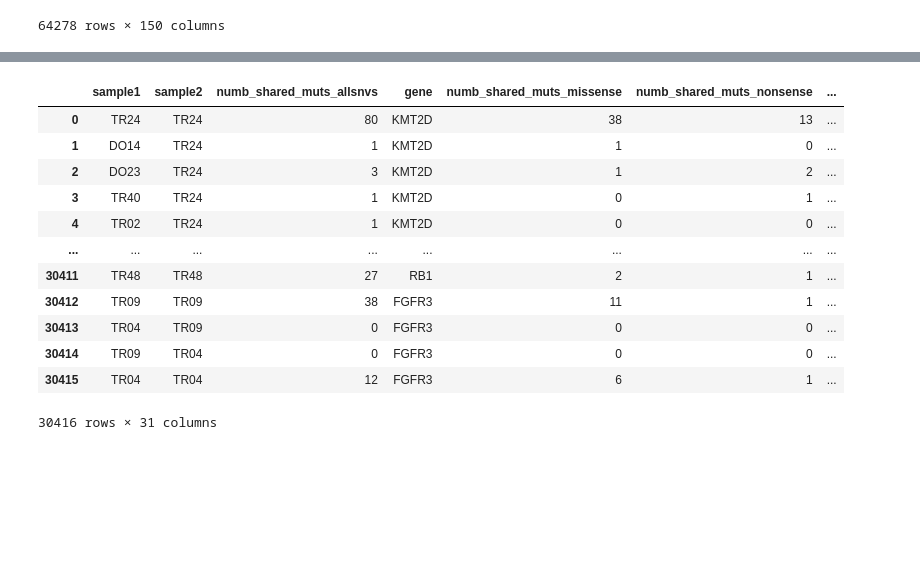
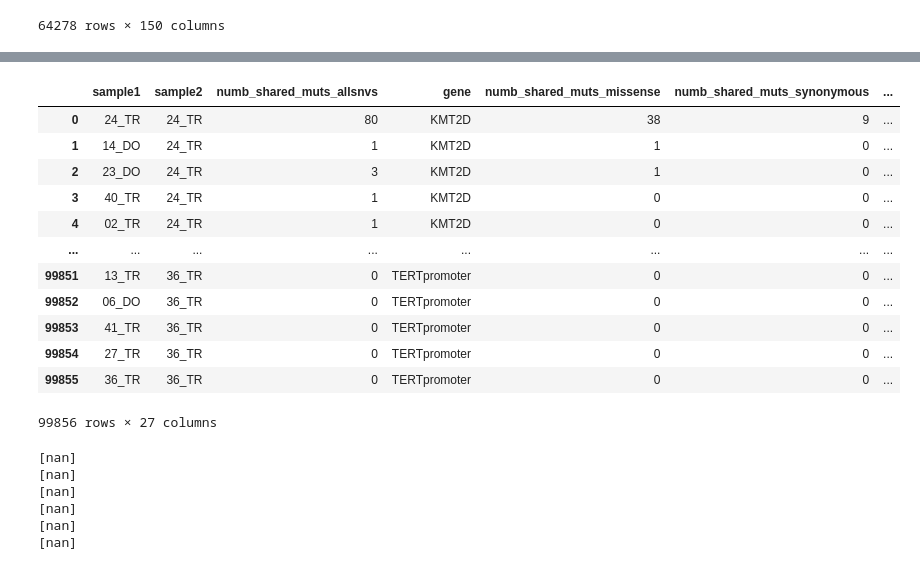
Before and after one commit to bbglab/normal_bladder_paper, a Jupyter notebook: extended/extended6/shared_mutations.ipynb, the cells around one changed output, grey strips where cells are left out. Cells and saved outputs as stored; diff of their text form; code cells hidden in the pictures; blank space fills up the shorter version.

```diff
--- a/extended/extended6/shared_mutations.ipynb
+++ b/extended/extended6/shared_mutations.ipynb
@@ -212,9 +199,9 @@ shared_muts_df
 # %%
 # add donor ID and bladder location
-shared_muts_df["sample1_donorID"] = shared_muts_df.apply(lambda row: row["sample1"][2:], axis = 1)
-shared_muts_df["sample2_donorID"] = shared_muts_df.apply(lambda row: row["sample2"][2:], axis = 1)
-shared_muts_df["sample1_bladder_location"] = shared_muts_df.apply(lambda row: row["sample1"][:2], axis = 1)
-shared_muts_df["sample2_bladder_location"] = shared_muts_df.apply(lambda row: row["sample2"][:2], axis = 1)
+shared_muts_df["sample1_donorID"] = shared_muts_df.apply(lambda row: row["sample1"].split("_")[0], axis = 1)
+shared_muts_df["sample2_donorID"] = shared_muts_df.apply(lambda row: row["sample2"].split("_")[0], axis = 1)
+shared_muts_df["sample1_bladder_location"] = shared_muts_df.apply(lambda row: row["sample1"].split("_")[1], axis = 1)
+shared_muts_df["sample2_bladder_location"] = shared_muts_df.apply(lambda row: row["sample2"].split("_")[1], axis = 1)
 shared_muts_df = shared_muts_df.replace("TR", "trigone")
 shared_muts_df = shared_muts_df.replace("DO", "dome")
 shared_muts_df
@@ -239,16 +226,15 @@ shared_muts_df = shared_muts_df[[
     'sample2', 'sample2_donorID', 'sample2_bladder_location',
     'sample1_numb_muts_allsnvs', 'sample2_numb_muts_allsnvs',
     'sample1_numb_muts_missense', 'sample2_numb_muts_missense',
-    'sample1_numb_muts_nonsense', 'sample2_numb_muts_nonsense',
     'sample1_numb_muts_truncating', 'sample2_numb_muts_truncating',
     'sample1_numb_muts_synonymous', 'sample2_numb_muts_synonymous',
     'sample1_numb_muts_indels', 'sample2_numb_muts_indels',
     'sample1_numb_muts_nonprotaffecting', 'sample2_numb_muts_nonprotaffecting',
     'numb_shared_muts_allsnvs', 'numb_shared_muts_missense',
-    'numb_shared_muts_nonsense', 'numb_shared_muts_truncating', 'numb_shared_muts_synonymous',
+    'numb_shared_muts_truncating', 'numb_shared_muts_synonymous',
     'numb_shared_muts_indels', 'numb_shared_muts_nonprotaffecting',
     'jaccard_index_allsnvs', 'jaccard_index_missense',
-    'jaccard_index_nonsense', 'jaccard_index_truncating', 'jaccard_index_synonymous',
+    'jaccard_index_truncating', 'jaccard_index_synonymous',
     'jaccard_index_indels', 'jaccard_index_nonprotaffecting']]
 shared_muts_df
 # %% [output]
@@ -284,9 +253,0 @@ plt.show()
-# %%
-# include postmorten time as it can correlate with the number of shared mutations
-clinvars_df = pd.read_csv(clinvars_file, sep = "\t")
-clinvars_df["sample1"] = clinvars_df.apply(lambda row: f'{row["SAMPLE_ID"].split("_")[2][1:]}{row["SAMPLE_ID"].split("_")[1][2:]}', axis = 1)
-clinvars_df["sample2"] = clinvars_df.apply(lambda row: f'{row["SAMPLE_ID"].split("_")[2][1:]}{row["SAMPLE_ID"].split("_")[1][2:]}', axis = 1)
-clinvars_df
-shared_muts_df = shared_muts_df.merge(clinvars_df[["sample1", "postmortem_days"]], on = "sample1", how = "left").rename({"postmortem_days": "postmorten_days_sample1"}, axis = 1)
-shared_muts_allgenes_df = shared_muts_df.merge(clinvars_df[["sample2", "postmortem_days"]], on = "sample2", how = "left").rename({"postmortem_days": "postmorten_days_sample2"}, axis = 1)
-shared_muts_allgenes_df
@@ -377,8 +315,6 @@ truncating
 # %%
-# merge
+# merge: 79²*16 comparisons (99856)
 shared_muts_gene_df = shared_muts_dfs_dict["allsnvs"].merge(shared_muts_dfs_dict["missense"], on = ["sample1", "sample2", "gene"], how = "inner").merge(
-    shared_muts_dfs_dict["nonsense"], on = ["sample1", "sample2", "gene"], how = "inner"
-).merge(
     shared_muts_dfs_dict["synonymous"], on = ["sample1", "sample2", "gene"], how = "inner"
 ).merge(
     shared_muts_dfs_dict["indels"], on = ["sample1", "sample2", "gene"], how = "inner"
@@ -453,23 +401,36 @@ truncating
 # %%
 # calculate jaccard index: shared / (sample1+sample2-shared)
-impacts = ["allsnvs", "missense", "nonsense", "synonymous", "indels", "nonprotaffecting", "truncating"]
-for impact in tqdm(impacts):
-    shared_muts_gene_df[f"jaccard_index_{impact}"] = shared_muts_gene_df[f"numb_shared_muts_{impact}"] / ( shared_muts_gene_df[f"sample1_numb_muts_{impact}"] + shared_muts_gene_df[f"sample2_numb_muts_{impact}"] - shared_muts_gene_df[f"numb_shared_muts_{impact}"] )
+for muttype in tqdm(muttypes):
+    shared_muts_gene_df[f"jaccard_index_{muttype}"] = shared_muts_gene_df[f"numb_shared_muts_{muttype}"] / ( shared_muts_gene_df[f"sample1_numb_muts_{muttype}"] + shared_muts_gene_df[f"sample2_numb_muts_{muttype}"] - shared_muts_gene_df[f"numb_shared_muts_{muttype}"] )
 
 shared_muts_gene_df
 # %% [output]
-|  | sample1 | sample2 | numb_shared_muts_allsnvs | gene | numb_shared_muts_missense | numb_shared_muts_nonsense | ... |
-| 0 | TR24 | TR24 | 80 | KMT2D | 38 | 13 | ... |
-| 1 | DO14 | TR24 | 1 | KMT2D | 1 | 0 | ... |
-| 2 | DO23 | TR24 | 3 | KMT2D | 1 | 2 | ... |
-| 3 | TR40 | TR24 | 1 | KMT2D | 0 | 1 | ... |
-| 4 | TR02 | TR24 | 1 | KMT2D | 0 | 0 | ... |
+|  | sample1 | sample2 | numb_shared_muts_allsnvs | gene | numb_shared_muts_missense | numb_shared_muts_synonymous | ... |
+| 0 | 24_TR | 24_TR | 80 | KMT2D | 38 | 9 | ... |
+| 1 | 14_DO | 24_TR | 1 | KMT2D | 1 | 0 | ... |
+| 2 | 23_DO | 24_TR | 3 | KMT2D | 1 | 0 | ... |
+| 3 | 40_TR | 24_TR | 1 | KMT2D | 0 | 0 | ... |
+| 4 | 02_TR | 24_TR | 1 | KMT2D | 0 | 0 | ... |
 | ... | ... | ... | ... | ... | ... | ... | ... |
-| 30411 | TR48 | TR48 | 27 | RB1 | 2 | 1 | ... |
-| 30412 | TR09 | TR09 | 38 | FGFR3 | 11 | 1 | ... |
-| 30413 | TR04 | TR09 | 0 | FGFR3 | 0 | 0 | ... |
-| 30414 | TR09 | TR04 | 0 | FGFR3 | 0 | 0 | ... |
-| 30415 | TR04 | TR04 | 12 | FGFR3 | 6 | 1 | ... |
+| 99851 | 13_TR | 36_TR | 0 | TERTpromoter | 0 | 0 | ... |
+| 99852 | 06_DO | 36_TR | 0 | TERTpromoter | 0 | 0 | ... |
+| 99853 | 41_TR | 36_TR | 0 | TERTpromoter | 0 | 0 | ... |
+| 99854 | 27_TR | 36_TR | 0 | TERTpromoter | 0 | 0 | ... |
+| 99855 | 36_TR | 36_TR | 0 | TERTpromoter | 0 | 0 | ... |
-30416 rows × 31 columns
+99856 rows × 27 columns
+# %%
+# when the number of total mutations is zero for the two samples the jaccard index is NA
+for muttype in muttypes:
+    print(shared_muts_gene_df.loc[(shared_muts_gene_df[f"sample1_numb_muts_{muttype}"] == 0)
+                                & (shared_muts_gene_df[f"sample2_numb_muts_{muttype}"] == 0)]
+                                [f"jaccard_index_{muttype}"].unique()
+                                )
+# %% [output]
+[nan]
+[nan]
+[nan]
+[nan]
+[nan]
+[nan]
 # %%
 # add donor ID and bladder location
```
Also changed, not shown: parts of 35 cells of this notebook, 1 other file.
